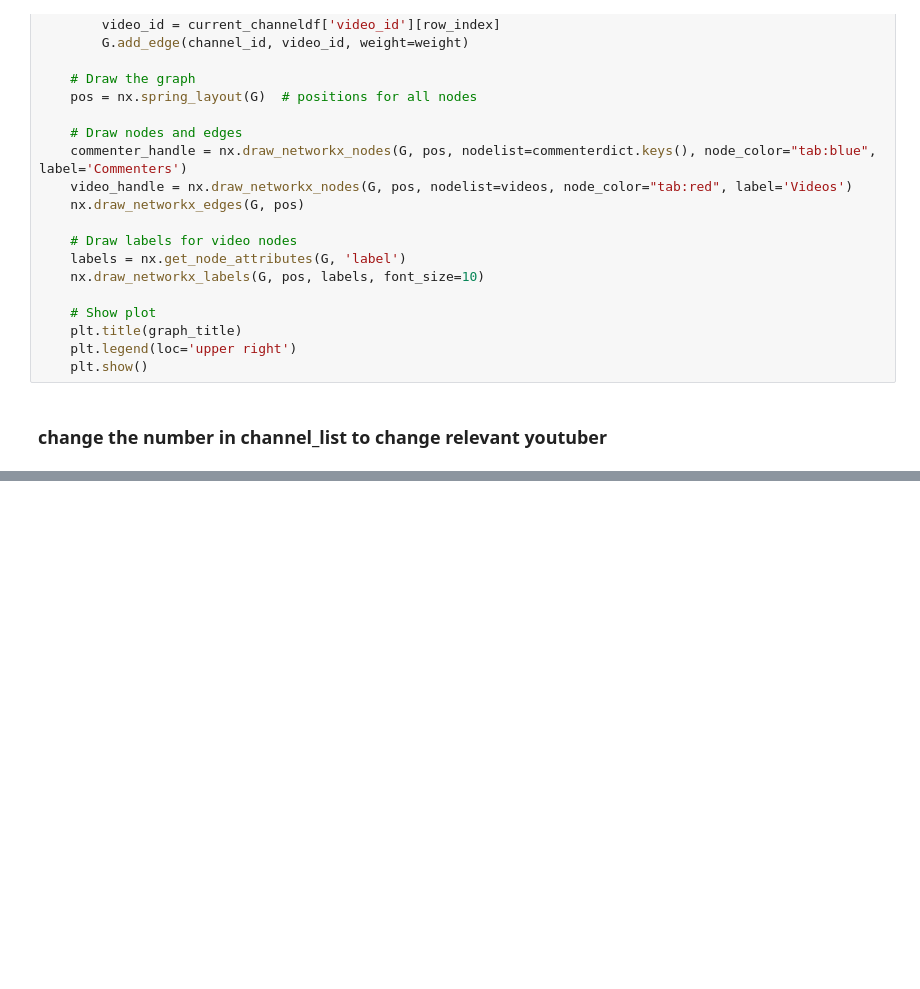
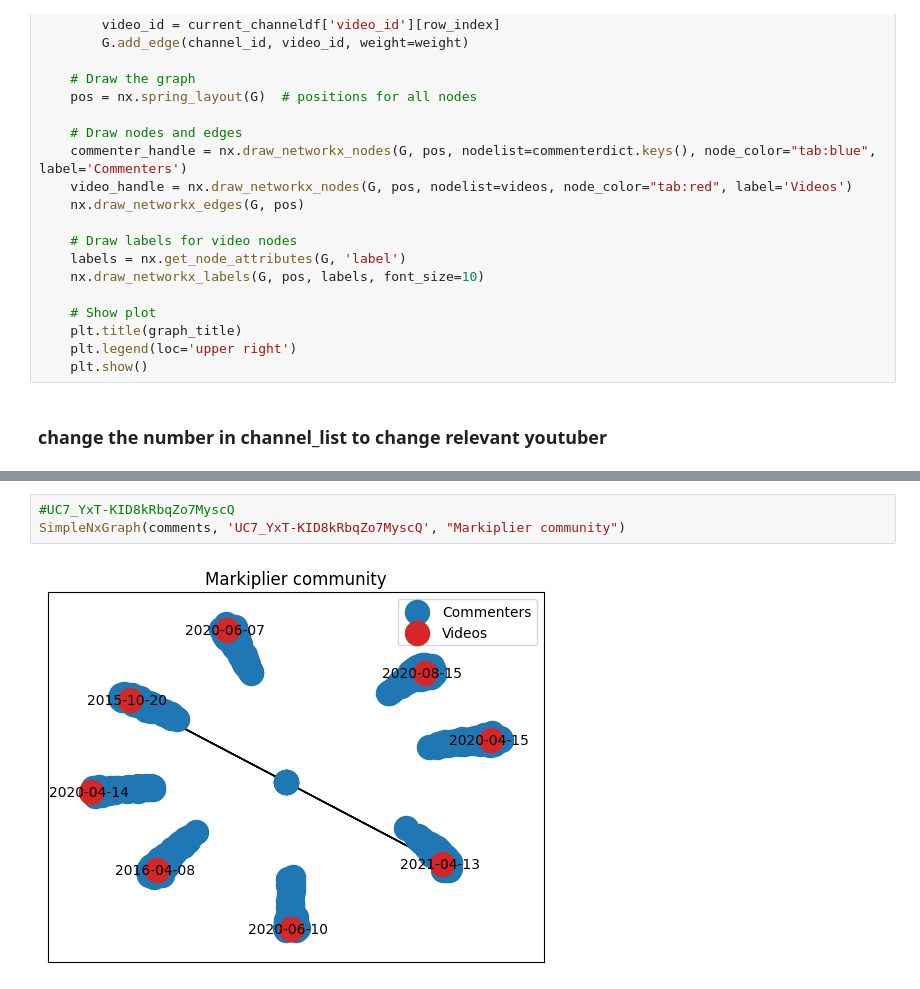
Before and after one commit to bluecoder777/Game-Promotion-Analysis, a Jupyter notebook: YTvideoCommunity.ipynb, the cells around one changed output, grey strips where cells are left out. Saved outputs shown, nothing was run; the diff lists cells and outputs as text; blank space fills up the shorter version.

```diff
--- a/YTvideoCommunity.ipynb
+++ b/YTvideoCommunity.ipynb
@@ -82,0 +101,5 @@ SimpleNxGraph(comments, channel, "Sam Tabor Gaming community")
+# %%
+#UC7_YxT-KID8kRbqZo7MyscQ
+SimpleNxGraph(comments, 'UC7_YxT-KID8kRbqZo7MyscQ', "Markiplier community")
+# %% [output]
+[figure, added]
```
Also changed, not shown: parts of 11 cells of this notebook.
